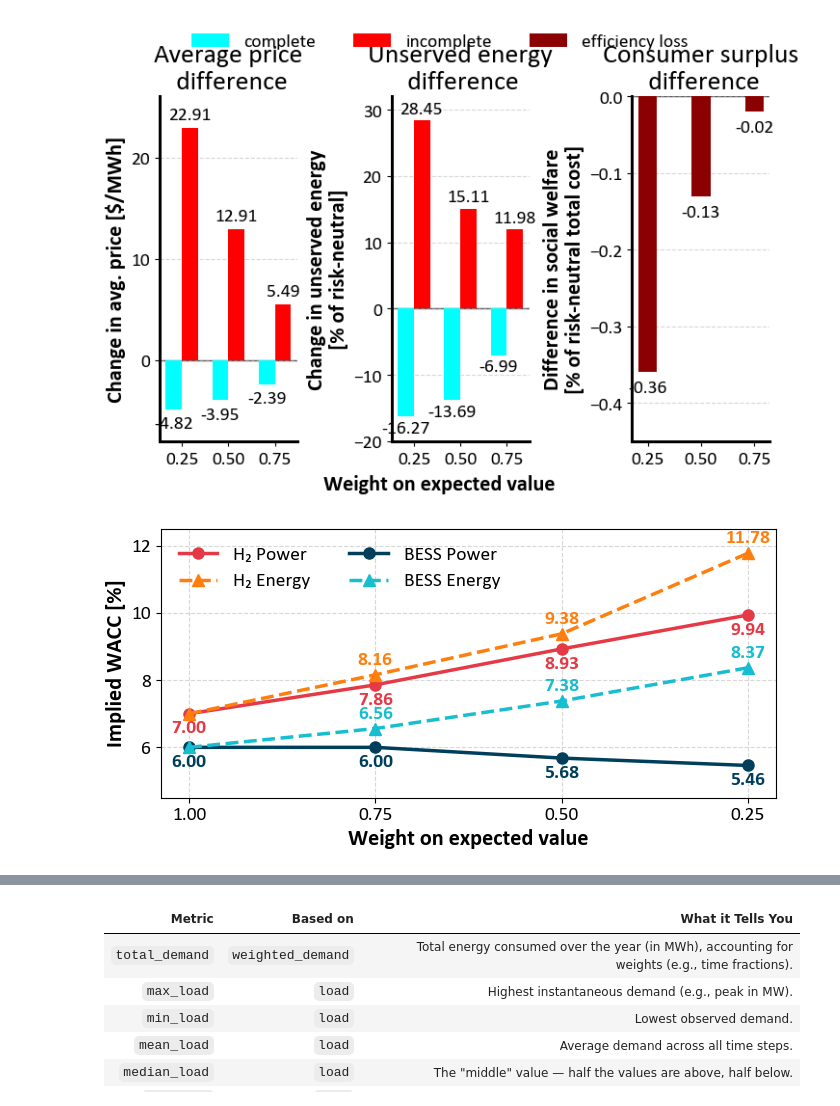
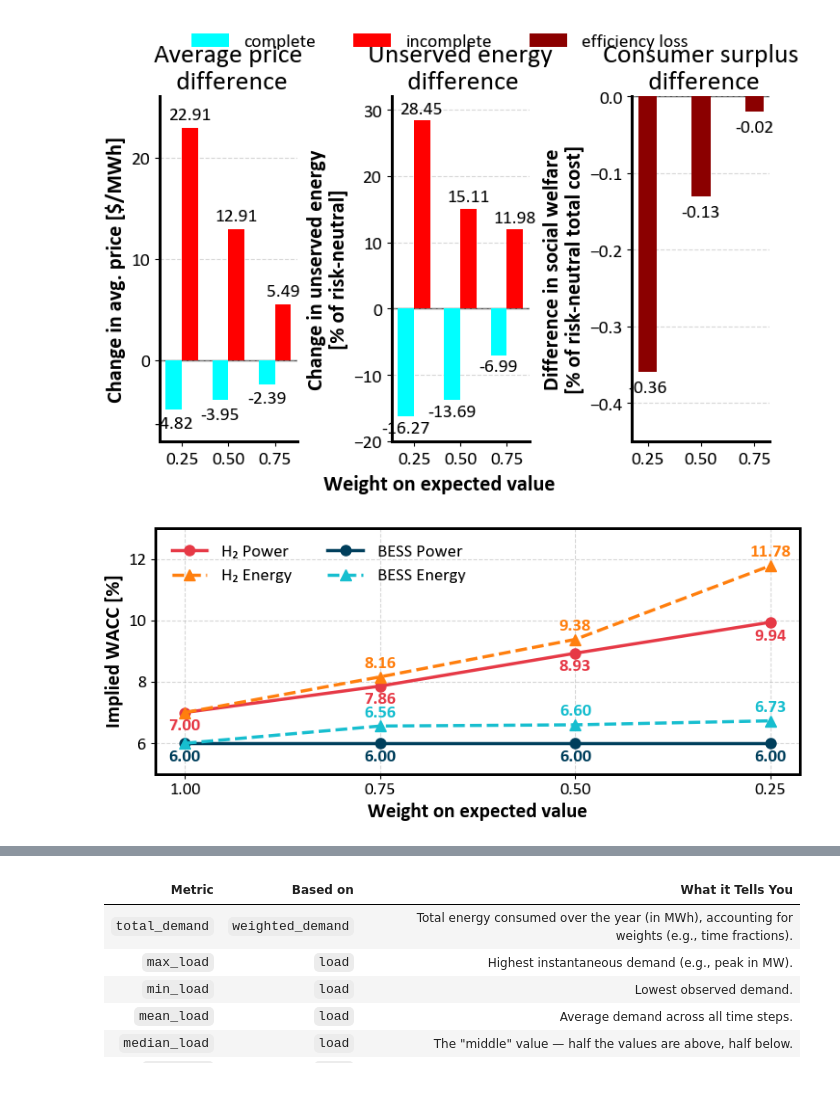
Before and after one commit to Andreas-Makrides-ICL/msc-thesis-incomplete-markets-LDES, a Jupyter notebook: models/Extra/Comparison_central_planner_ADMM/plotting_results.ipynb, the cells around one changed output, grey strips where cells are left out. Drawn from its saved outputs; the diff is of its cells as text; code cells hidden in the pictures.

```diff
--- a/models/Extra/Comparison_central_planner_ADMM/plotting_results.ipynb
+++ b/models/Extra/Comparison_central_planner_ADMM/plotting_results.ipynb
@@ -14,7 +14,7 @@ rcParams['font.family'] = 'Calibri'
 rcParams['axes.labelweight'] = 'bold'
 
 # === Load data ===
-df_raw = pd.read_csv(r"C:\Users\user\Desktop\msc-thesis-incomplete-markets-LDES\models\Complete_markets_risk_averse_central_planner\FINAL_BEFORE_1REVIEW\risk_aversion_results_O30_T672_new_final_unserved_fix_flex_gaspricescaled_cinvEldescheap_conwind.csv")
+df_raw = pd.read_csv(r"C:\Users\user\Desktop\msc-thesis-incomplete-markets-LDES\models\Extra\Complete_markets_risk_averse_central_planner\risk_aversion_results.csv")
 df = df_raw[df_raw["delta"] != 0]
 
 # === Filter relevant columns ===
@@ -807,8 +964,8 @@ deltas = [1.00, 0.75, 0.50, 0.25]
 wacc = {
     "H₂ Power":   [7.00, 7.86, 8.93, 9.94],
     "H₂ Energy":  [7.00, 8.16, 9.38, 11.78],
-    "BESS Power": [6.00, 6.00, 5.68, 5.46],
-    "BESS Energy":[6.00, 6.56, 7.38, 8.37],
+    "BESS Power": [6.00, 6.00, 6.00, 6.00],
+    "BESS Energy":[6.00, 6.56, 6.60, 6.73],
 }
 
 colors = {
@@ -827,7 +984,7 @@ styles = {
 }
 
 # ---- Plot ----
-fig, ax = plt.subplots(figsize=(7,3.5))
+fig, ax = plt.subplots(figsize=(7.9,3.5))
 
 for tech, values in wacc.items():
     ax.plot(deltas, values,
@@ -841,33 +998,34 @@ for tech, values in wacc.items():
     for x, y in zip(deltas, values):
         # Skip duplicate labels at δ=1.0
         if x == 1.00 and ("Energy" in tech):
             continue
 
         # Energy labels above, Power labels below
         offset = 0.2 if "Energy" in tech else -0.20
         va = "bottom" if "Energy" in tech else "top"
 
         ax.text(x, y+offset, f"{y:.2f}",
                 ha="center", va=va,
                 fontsize=ANNOT_FS, color=colors[tech], fontweight="bold")
 
 # ---- Axes formatting ----
 ax.set_xlabel("Weight on expected value", fontsize=AXIS_LABEL_FS, fontweight='bold')
 ax.set_ylabel("Implied WACC [%]", fontsize=AXIS_LABEL_FS, fontweight='bold')
 ax.tick_params(axis='both', labelsize=TICK_FS)
 ax.set_xticks(deltas)
 ax.invert_xaxis()  # so δ=1 (risk neutral) is left
-ax.set_ylim(4.5, 12.5)
+ax.set_ylim(5, 13)
 
 # ---- Legend ----
 ax.legend(fontsize=LEGEND_FS, ncol=2, loc="upper left", frameon=False)
 
 # ---- Grid ----
 ax.grid(True, linestyle="--", alpha=0.5)
 
 # ---- Save ----
 plt.tight_layout()
-plt.savefig("wacc_line_poster.png", dpi=400, bbox_inches="tight")
+#plt.savefig("wacc_line_poster.png", dpi=400, bbox_inches="tight")
+plt.savefig("wacc_line_poster.svg", format="svg", dpi=600, bbox_inches="tight")
 plt.show()
 # %% [output]
-[figure, old version]
+[figure, new version]
```
Also changed, not shown: parts of 7 cells of this notebook, 25 other files.
